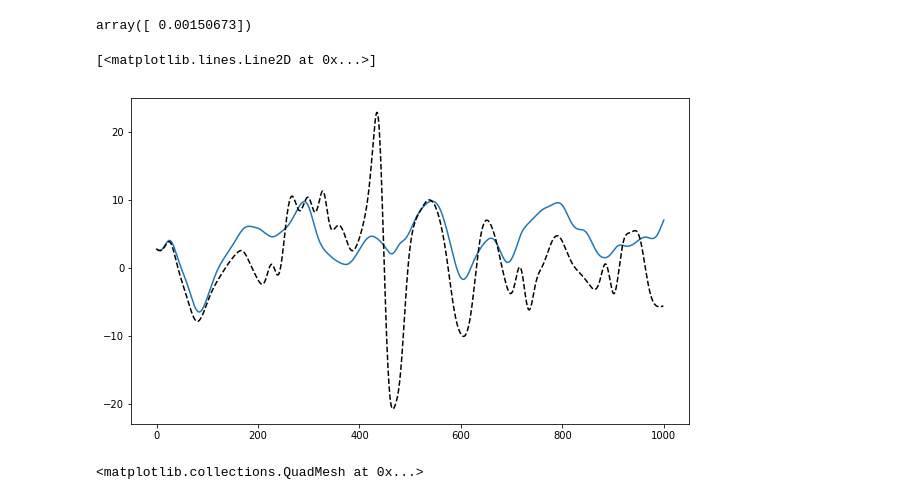
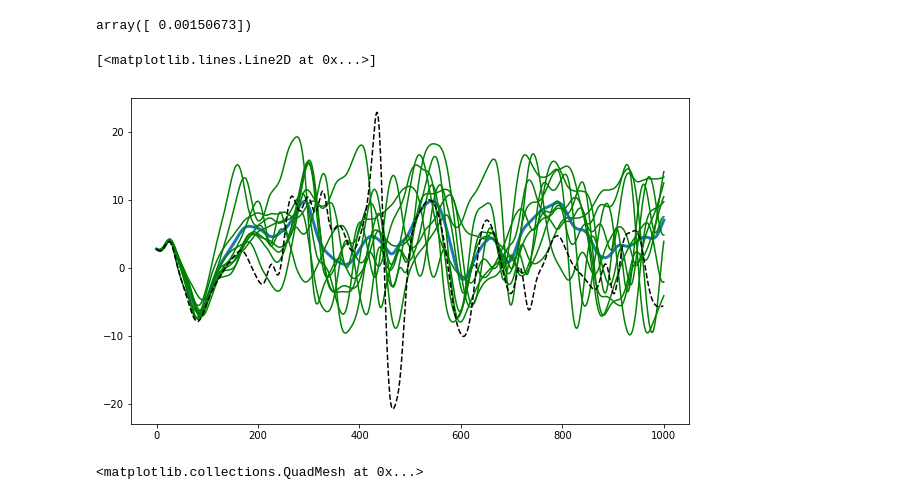
Before and after one commit to djgagne/lorenz_gan, a Jupyter notebook: notebooks/lorenz_gan_eval.ipynb, the cells around one changed output. Drawn from its saved outputs; the diff is of its cells as text; code cells hidden in the pictures.

```diff
--- a/notebooks/lorenz_gan_eval.ipynb
+++ b/notebooks/lorenz_gan_eval.ipynb
@@ -143,6 +143,7 @@ combined_data = pd.read_csv("../exp/lorenz_combined_output.csv")
 # %%
 y_cols = combined_data.columns[combined_data.columns.str.contains("Y")]
 x_cols = combined_data.columns[combined_data.columns.str.contains("X")]
+x_cols = ["X_t"]
 print(y_cols)
 print(x_cols)
 # %% [output]
@@ -496,11 +508,14 @@ for i in range(10):
 # %%
 plt.figure(figsize=(10, 6))
 
-plt.plot(np.mean([lorenz_forecasts[i]["X_0"] for i in range(10)], axis=0))
+plt.plot(np.mean([lorenz_forecasts[i]["X_0"] for i in range(10)], axis=0), lw=3)
+for i in range(10):
+    plt.plot(lorenz_forecasts[i]["X_0"], "g-")
+
 plt.plot(x_vals[100000:101000, 0], 'k--')
 # %% [output]
 [<matplotlib.lines.Line2D at 0x...>]
-[figure, old version]
+[figure, new version]
 # %%
 with open("../exp/u_histogram.pkl", "rb") as hist_file:
     hist_obj = pickle.load(hist_file)
```
Also changed, not shown: parts of 13 cells of this notebook, 2 other files.
